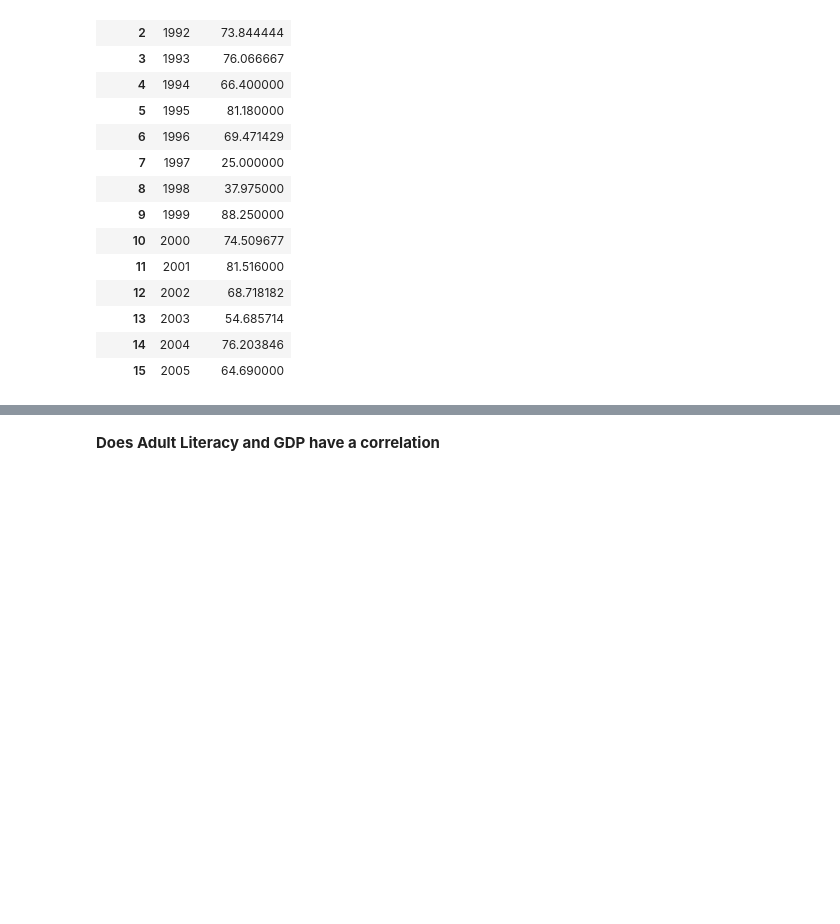
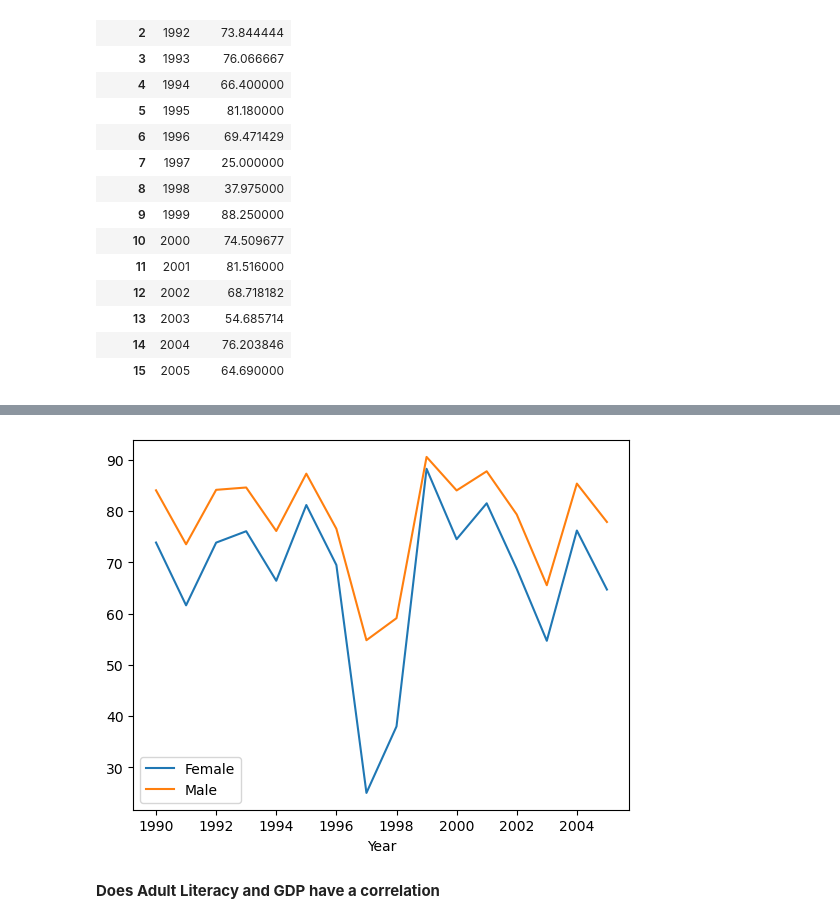
Before and after one commit to KagonDeans/un-exploration-KagonDeans, a Jupyter notebook: notebooks/Solo_UN_Data_Exploration.ipynb, the cells around one changed output, grey strips where cells are left out. Cells and saved outputs as stored; diff of their text form; code cells hidden in the pictures; blank space fills up the shorter version.

```diff
--- a/notebooks/Solo_UN_Data_Exploration.ipynb
+++ b/notebooks/Solo_UN_Data_Exploration.ipynb
@@ -172,3 +222,9 @@ adult_lit_Male
+# %%
+axes = plt.gca()
+adult_lit_Fem.plot.line(x='Year', y='Female 15+ yr', label='Female', ax=axes);
+adult_lit_Male.plot.line(x='Year', y='Male 15+ yr', label='Male', ax=axes);
+# %% [output]
+[figure, added]
 # %% [markdown]
 **Does Adult Literacy and GDP have a correlation**
 # %% [markdown]
```
Also changed, not shown: parts of 18 cells of this notebook.
